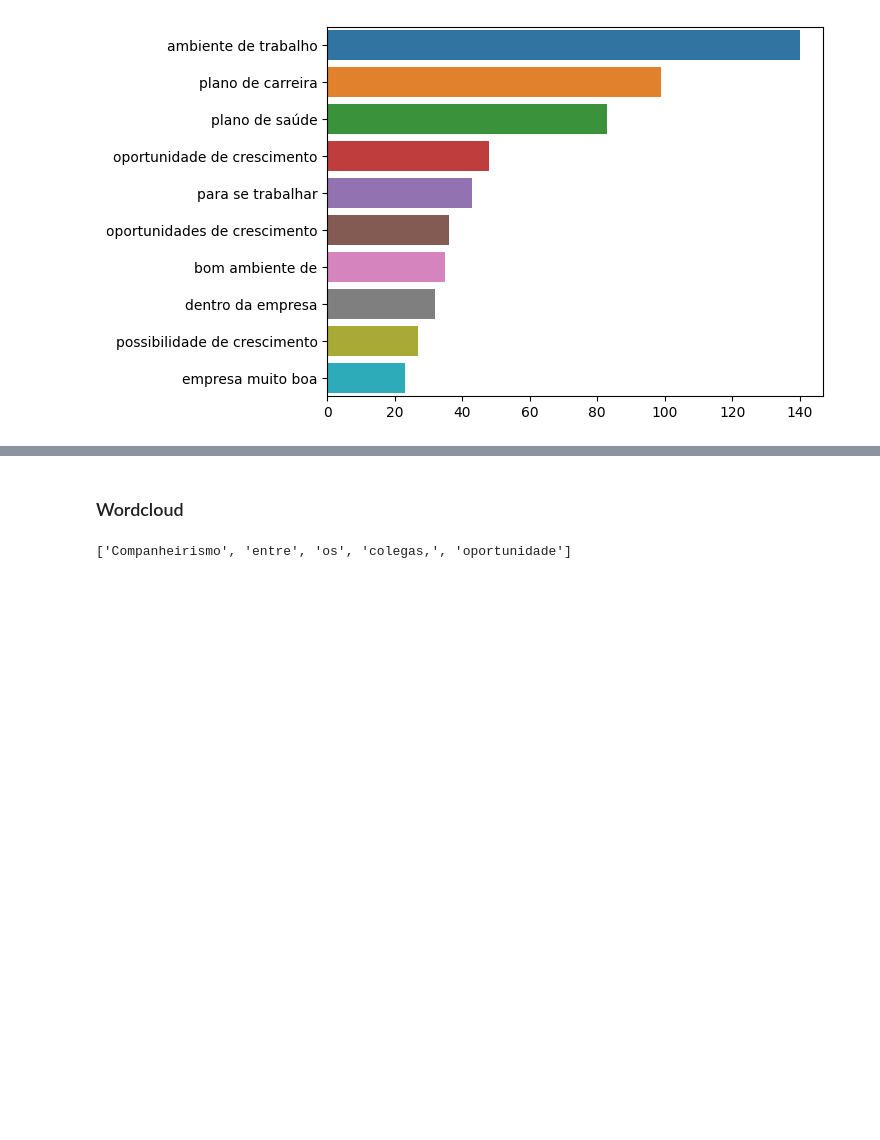
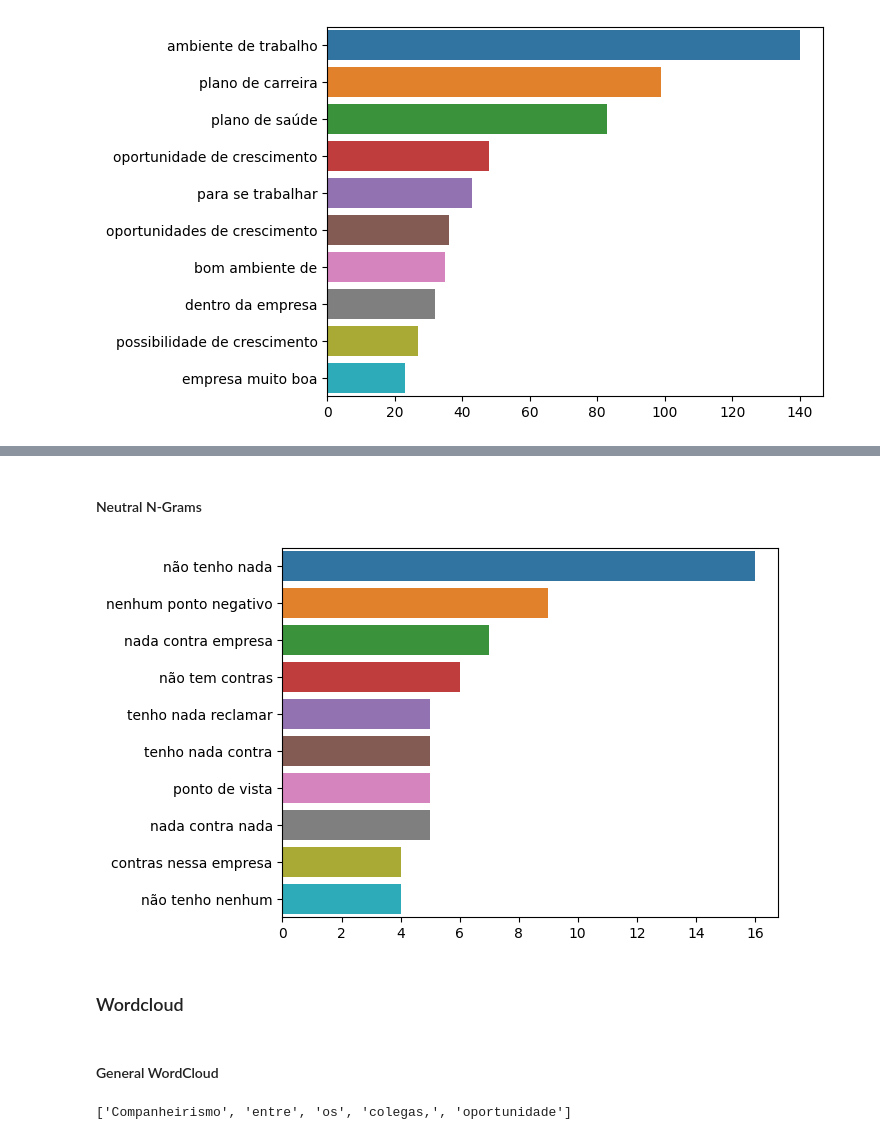
Before and after one commit to stevillis/glassdoor-reviews-analysis-nlp, a Jupyter notebook: data_analysis/data_analysis.ipynb, the cells around one changed output, grey strips where cells are left out. Saved outputs shown, nothing was run; the diff lists cells and outputs as text; code cells hidden in the pictures; blank space fills up the shorter version.

```diff
--- a/data_analysis/data_analysis.ipynb
+++ b/data_analysis/data_analysis.ipynb
@@ -336,5 +354,13 @@ plot_top_ngrams_barchart(reviews_df["review_text"], n_grams=3, top=10)
+# %% [markdown]
+#### Neutral N-Grams
+# %%
+plot_top_ngrams_barchart(neutral_reviews_df["review_text"], n_grams=3, top=10)
+# %% [output]
+[figure, added]
 # %% [markdown]
 ### Wordcloud
+# %% [markdown]
+#### General WordCloud
 # %%
 corpus[:5]
 # %% [output]
```
Also changed, not shown: parts of 17 cells of this notebook, 1 other file.
